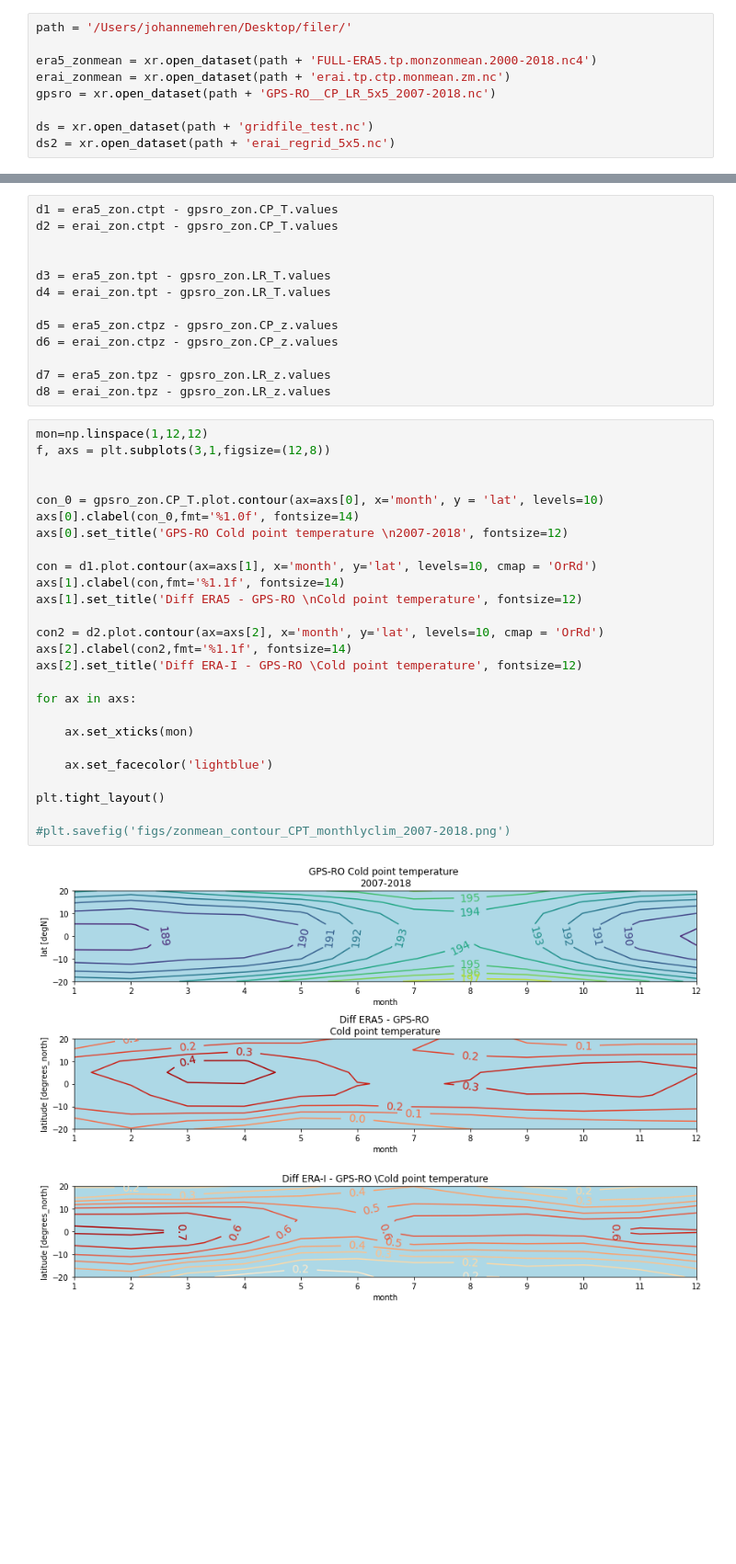
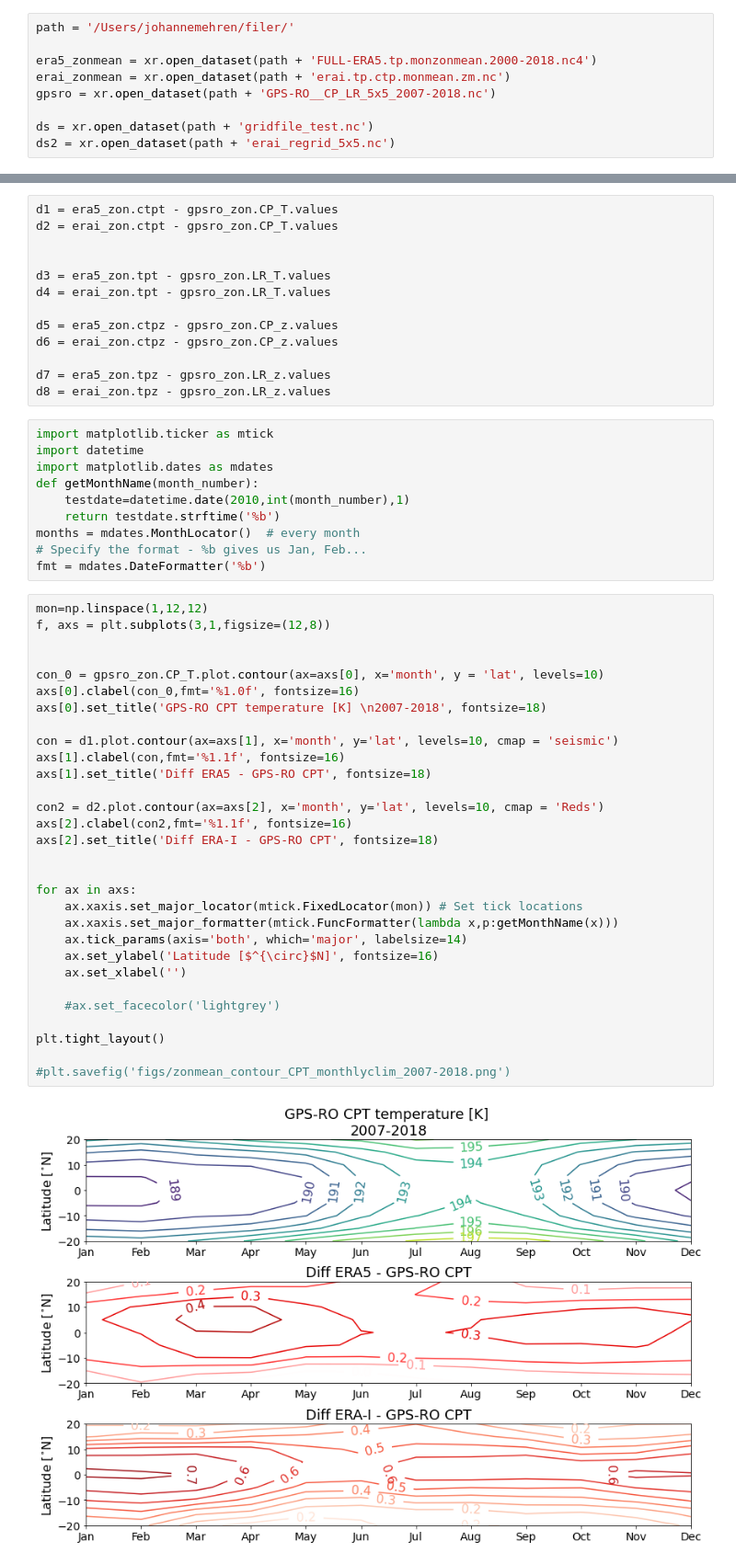
Before and after one commit to johanmeh/master, a Jupyter notebook: remap/remap_contour_monthly-Copy1.ipynb, the cells around one changed output, grey strips where cells are left out. Shown at 92% size. Drawn from its saved outputs; the diff is of its cells as text; blank space fills up the shorter version.

```diff
--- a/remap/remap_contour_monthly-Copy1.ipynb
+++ b/remap/remap_contour_monthly-Copy1.ipynb
@@ -12,7 +12,7 @@ import datetime
 import cartopy as ccrs
 from matplotlib.legend_handler import HandlerLine2D, HandlerTuple
 # %%
-path = '/Users/johannemehren/Desktop/filer/'
+path = '/Users/johannemehren/filer/'
 
 era5_zonmean = xr.open_dataset(path + 'FULL-ERA5.tp.monzonmean.2000-2018.nc4')
 erai_zonmean = xr.open_dataset(path + 'erai.tp.ctp.monmean.zm.nc')
@@ -134,34 +127,48 @@ d6 = erai_zon.ctpz - gpsro_zon.CP_z.values
 
 d7 = era5_zon.tpz - gpsro_zon.LR_z.values
 d8 = erai_zon.tpz - gpsro_zon.LR_z.values
+# %%
+import matplotlib.ticker as mtick
+import datetime
+import matplotlib.dates as mdates
+def getMonthName(month_number):
+    testdate=datetime.date(2010,int(month_number),1)
+    return testdate.strftime('%b')
+months = mdates.MonthLocator()  # every month
+# Specify the format - %b gives us Jan, Feb...
+fmt = mdates.DateFormatter('%b')
 # %%
 mon=np.linspace(1,12,12)
 f, axs = plt.subplots(3,1,figsize=(12,8))
 
 
 con_0 = gpsro_zon.CP_T.plot.contour(ax=axs[0], x='month', y = 'lat', levels=10)
-axs[0].clabel(con_0,fmt='%1.0f', fontsize=14)
-axs[0].set_title('GPS-RO Cold point temperature \n2007-2018', fontsize=12)
+axs[0].clabel(con_0,fmt='%1.0f', fontsize=16)
+axs[0].set_title('GPS-RO CPT temperature [K] \n2007-2018', fontsize=18)
 
-con = d1.plot.contour(ax=axs[1], x='month', y='lat', levels=10, cmap = 'OrRd')
-axs[1].clabel(con,fmt='%1.1f', fontsize=14)
-axs[1].set_title('Diff ERA5 - GPS-RO \nCold point temperature', fontsize=12)
+con = d1.plot.contour(ax=axs[1], x='month', y='lat', levels=10, cmap = 'seismic')
+axs[1].clabel(con,fmt='%1.1f', fontsize=16)
+axs[1].set_title('Diff ERA5 - GPS-RO CPT', fontsize=18)
 
-con2 = d2.plot.contour(ax=axs[2], x='month', y='lat', levels=10, cmap = 'OrRd')
-axs[2].clabel(con2,fmt='%1.1f', fontsize=14)
-axs[2].set_title('Diff ERA-I - GPS-RO \Cold point temperature', fontsize=12)
+con2 = d2.plot.contour(ax=axs[2], x='month', y='lat', levels=10, cmap = 'Reds')
+axs[2].clabel(con2,fmt='%1.1f', fontsize=16)
+axs[2].set_title('Diff ERA-I - GPS-RO CPT', fontsize=18)
+
 
 for ax in axs:
+    ax.xaxis.set_major_locator(mtick.FixedLocator(mon)) # Set tick locations
+    ax.xaxis.set_major_formatter(mtick.FuncFormatter(lambda x,p:getMonthName(x)))
+    ax.tick_params(axis='both', which='major', labelsize=14)
+    ax.set_ylabel('Latitude [$^{\circ}$N]', fontsize=16)
+    ax.set_xlabel('')
 
-    ax.set_xticks(mon)
-
-    ax.set_facecolor('lightblue')
+    #ax.set_facecolor('lightgrey')
 
 plt.tight_layout()
 
 #plt.savefig('figs/zonmean_contour_CPT_monthlyclim_2007-2018.png')
 # %% [output]
-[figure, old version]
+[figure, new version]
 # %%
 mon=np.linspace(1,12,12)
 f, axs = plt.subplots(3,1,figsize=(12,8))
```
Also changed, not shown: parts of 7 cells of this notebook, 56 other files.
